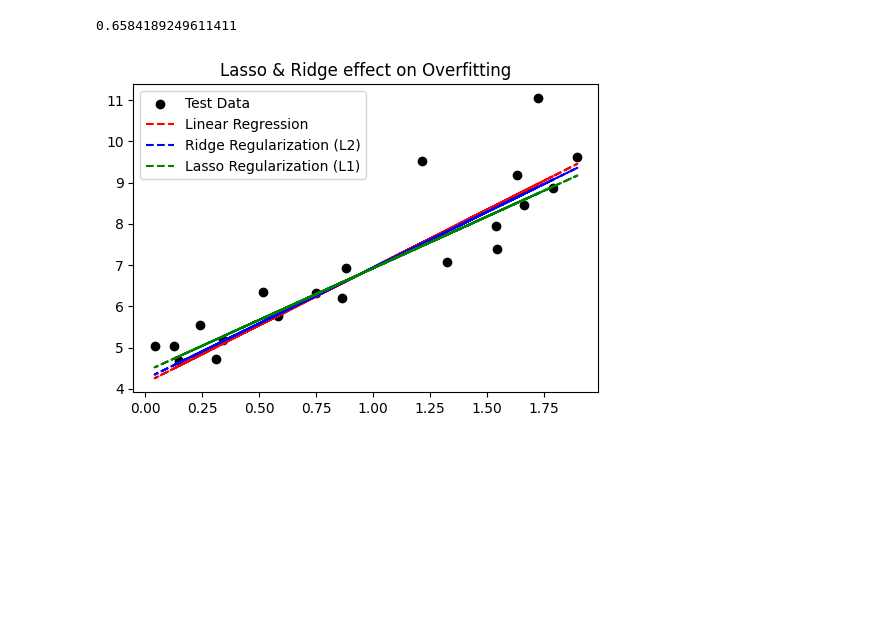
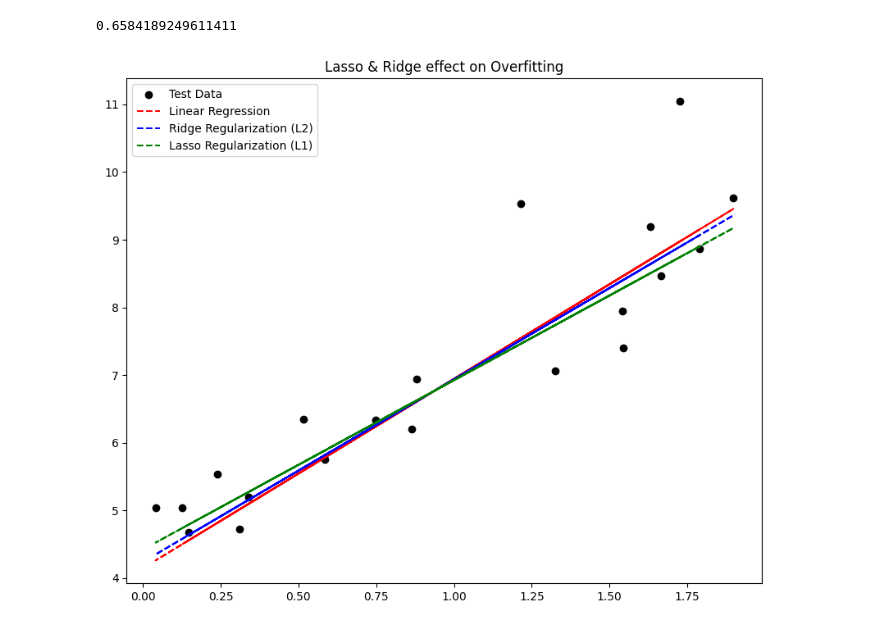
Before and after one commit to karthik-k11/Machine-Learning, a Jupyter notebook: ML/Lasso & Ridge.ipynb, the cells around one changed output. Saved outputs shown, nothing was run; the diff lists cells and outputs as text; code cells hidden in the pictures; blank space fills up the shorter version.

```diff
--- a/ML/Lasso & Ridge.ipynb
+++ b/ML/Lasso & Ridge.ipynb
@@ -89,14 +101,14 @@ mse_lasso
 # %%
 ##Visualization
 import matplotlib.pyplot as plt
 
-plt.figure(figsize=(6,4))
+plt.figure(figsize=(10,8))
 plt.scatter(X_test, y_test, color= 'black', label='Test Data')
 plt.plot(X_test, y_pred, label='Linear Regression', color='red', linestyle='--')
 plt.plot(X_test, y_pred_ridge, label='Ridge Regularization (L2)', color='blue', linestyle='--')
 plt.plot(X_test, y_pred_lasso, label='Lasso Regularization (L1)', color='green', linestyle='--')
 plt.title('Lasso & Ridge effect on Overfitting')
 plt.legend()
 plt.show()
 # %% [output]
-[figure, old version]
+[figure, new version]
```
Also changed, not shown: parts of 2 cells of this notebook.
